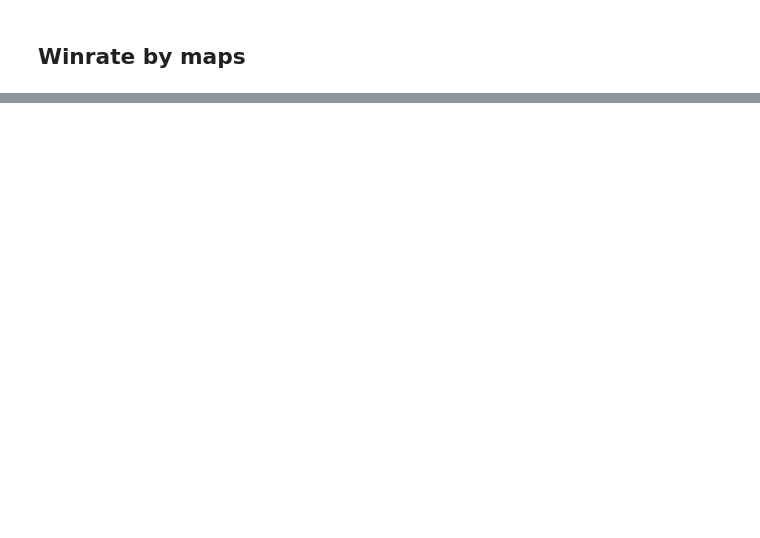
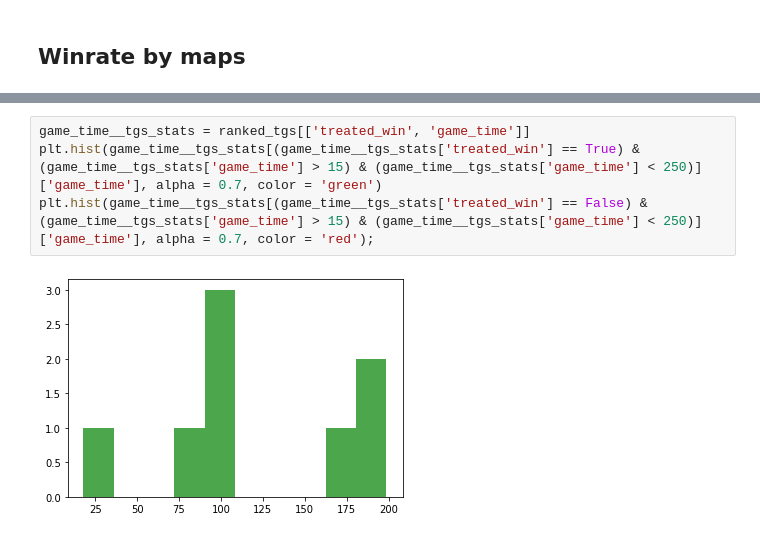
Before and after one commit to NaFreitaz/Aoe2-stats, a Jupyter notebook: Age of Empires 2 player stats.ipynb, the cells around one changed output, grey strips where cells are left out. Cells and saved outputs as stored; diff of their text form; blank space fills up the shorter version.

```diff
--- a/Age of Empires 2 player stats.ipynb
+++ b/Age of Empires 2 player stats.ipynb
@@ -176,0 +423,6 @@ plt.show()
+# %%
+game_time__tgs_stats = ranked_tgs[['treated_win', 'game_time']]
+plt.hist(game_time__tgs_stats[(game_time__tgs_stats['treated_win'] == True) & (game_time__tgs_stats['game_time'] > 15) & (game_time__tgs_stats['game_time'] < 250)]['game_time'], alpha = 0.7, color = 'green')
+plt.hist(game_time__tgs_stats[(game_time__tgs_stats['treated_win'] == False) & (game_time__tgs_stats['game_time'] > 15) & (game_time__tgs_stats['game_time'] < 250)]['game_time'], alpha = 0.7, color = 'red');
+# %% [output]
+[figure, added]
```
Also changed, not shown: parts of 40 cells of this notebook.
